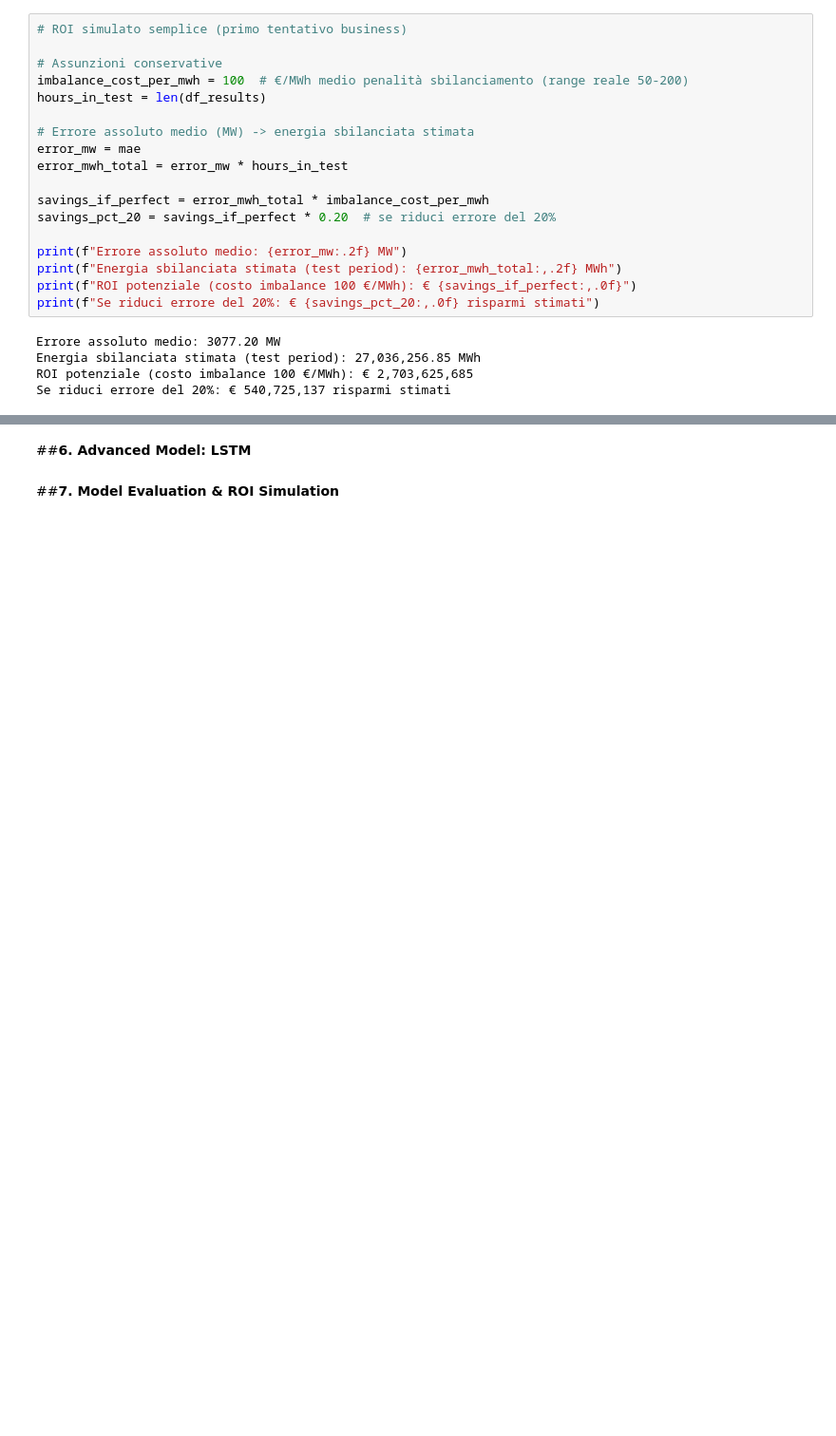
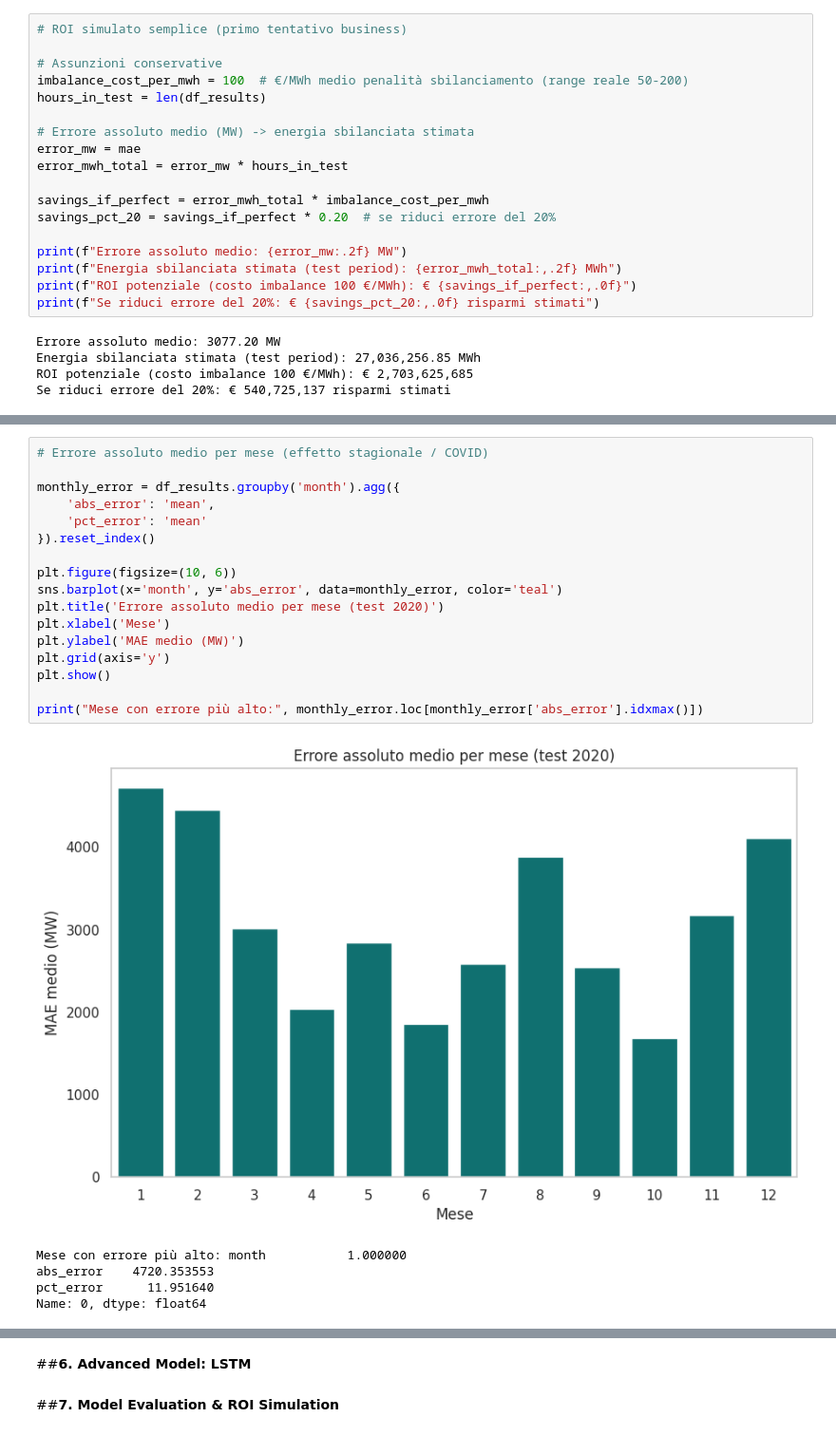
Before and after one commit to Frussen/ita-load-forecaster, a Jupyter notebook: ItaLoadForecaster.ipynb, the cells around one changed output, grey strips where cells are left out. Shown at 95% size. Cells and saved outputs as stored; diff of their text form; blank space fills up the shorter version.

```diff
--- a/ItaLoadForecaster.ipynb
+++ b/ItaLoadForecaster.ipynb
@@ -822,0 +862,23 @@ Se riduci errore del 20%: € 540,725,137 risparmi stimati
+# %%
+# Errore assoluto medio per mese (effetto stagionale / COVID)
+
+monthly_error = df_results.groupby('month').agg({
+    'abs_error': 'mean',
+    'pct_error': 'mean'
+}).reset_index()
+
+plt.figure(figsize=(10, 6))
+sns.barplot(x='month', y='abs_error', data=monthly_error, color='teal')
+plt.title('Errore assoluto medio per mese (test 2020)')
+plt.xlabel('Mese')
+plt.ylabel('MAE medio (MW)')
+plt.grid(axis='y')
+plt.show()
+
+print("Mese con errore più alto:", monthly_error.loc[monthly_error['abs_error'].idxmax()])
+# %% [output]
+[figure, added]
+Mese con errore più alto: month           1.000000
+abs_error    4720.353553
+pct_error      11.951640
+Name: 0, dtype: float64
```
Also changed, not shown: parts of 12 cells of this notebook.
